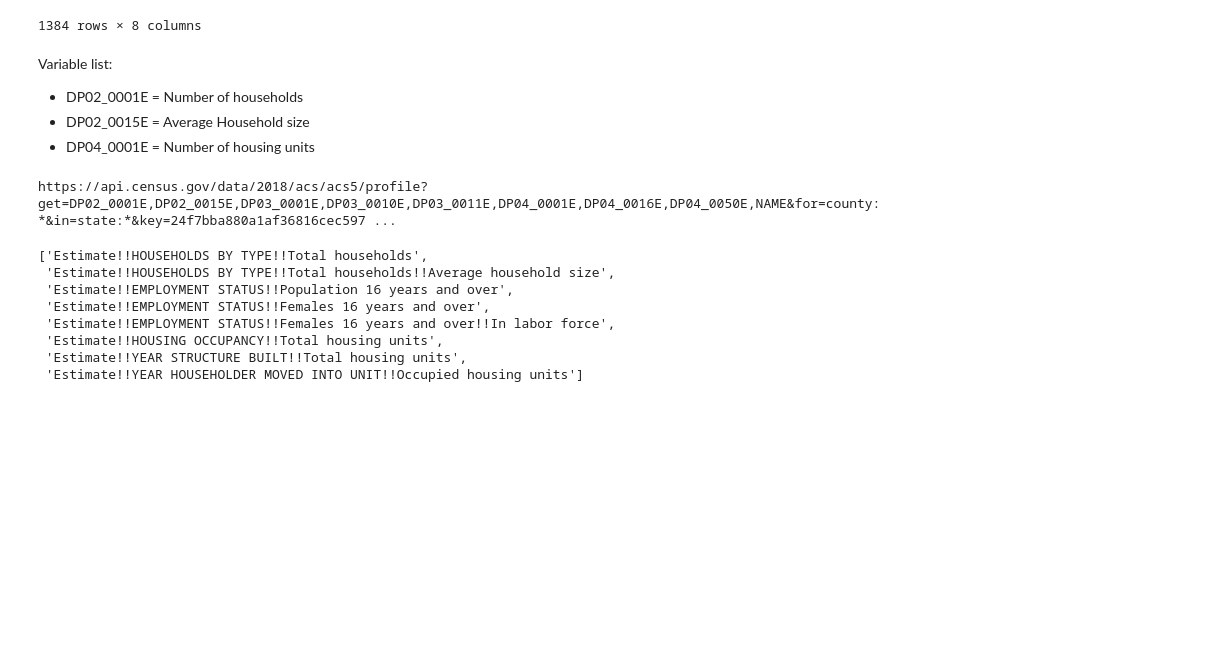
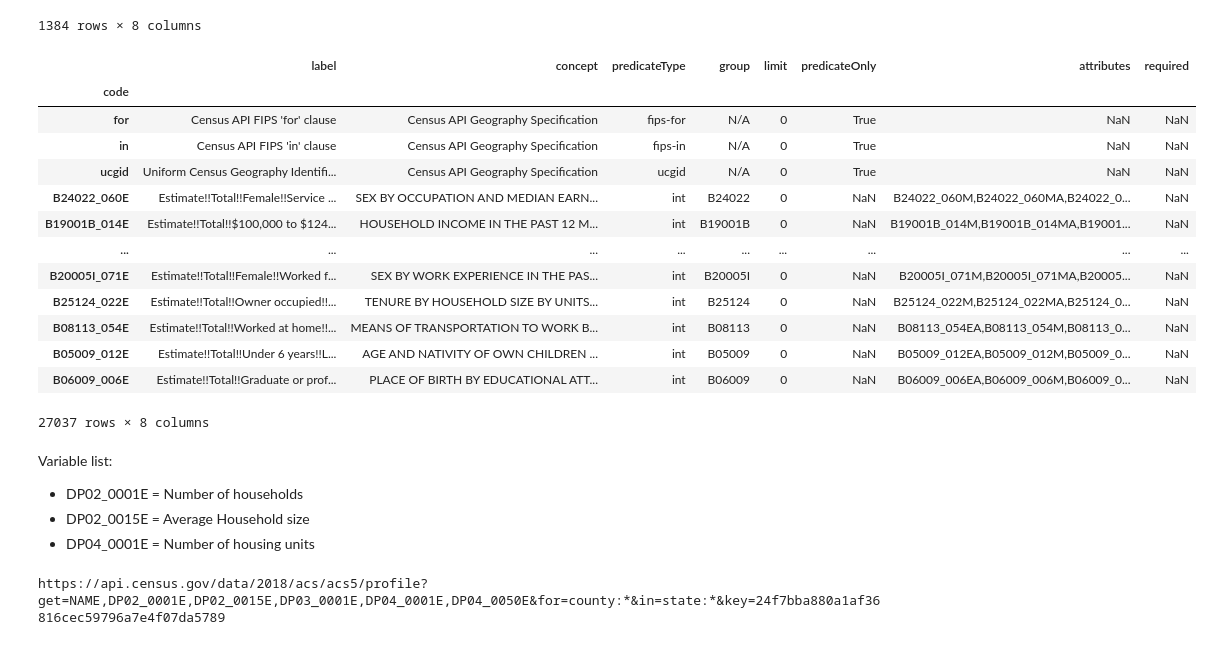
Before and after one commit to raywhelan01/Housing_Final_Project, a Jupyter notebook: housing_script.ipynb, the cells around one changed output. Cells and saved outputs as stored; diff of their text form; code cells hidden in the pictures; blank space fills up the shorter version.

```diff
--- a/housing_script.ipynb
+++ b/housing_script.ipynb
@@ -33,6 +35,30 @@ vars_df
 | DP04_0095PE | Percent Estimate!!SELECTED MONTHL... | SELECTED HOUSING CHARACTERISTICS | float | DP04 | 0 | NaN | DP04_0095PM,DP04_0095PMA,DP04_009... | NaN |
 | DP02_0036PE | Percent Estimate!!FERTILITY!!Numb... | SELECTED SOCIAL CHARACTERISTICS I... | int | DP02 | 0 | NaN | DP02_0036PEA,DP02_0036PM,DP02_003... | NaN |
 1384 rows × 8 columns
+# %%
+#Import ACS Detail variables
+b_var_url = "https://api.census.gov/data/2018/acs/acs5/variables.json"
+b_acs_vars = requests.get(b_var_url).json()
+b_acs_vars = b_acs_vars["variables"]
+
+b_vars_df = pd.DataFrame.from_dict(b_acs_vars, orient = 'index')
+b_vars_df.index.name = 'code'
+b_vars_df
+# %% [output]
+|  | label | concept | predicateType | group | limit | predicateOnly | attributes | required |
+| code |  |  |  |  |  |  |  |  |
+| for | Census API FIPS 'for' clause | Census API Geography Specification | fips-for | N/A | 0 | True | NaN | NaN |
+| in | Census API FIPS 'in' clause | Census API Geography Specification | fips-in | N/A | 0 | True | NaN | NaN |
+| ucgid | Uniform Census Geography Identifi... | Census API Geography Specification | ucgid | N/A | 0 | True | NaN | NaN |
+| B24022_060E | Estimate!!Total!!Female!!Service ... | SEX BY OCCUPATION AND MEDIAN EARN... | int | B24022 | 0 | NaN | B24022_060M,B24022_060MA,B24022_0... | NaN |
+| B19001B_014E | Estimate!!Total!!$100,000 to $124... | HOUSEHOLD INCOME IN THE PAST 12 M... | int | B19001B | 0 | NaN | B19001B_014M,B19001B_014MA,B19001... | NaN |
+| ... | ... | ... | ... | ... | ... | ... | ... | ... |
+| B20005I_071E | Estimate!!Total!!Female!!Worked f... | SEX BY WORK EXPERIENCE IN THE PAS... | int | B20005I | 0 | NaN | B20005I_071M,B20005I_071MA,B20005... | NaN |
+| B25124_022E | Estimate!!Total!!Owner occupied!!... | TENURE BY HOUSEHOLD SIZE BY UNITS... | int | B25124 | 0 | NaN | B25124_022M,B25124_022MA,B25124_0... | NaN |
+| B08113_054E | Estimate!!Total!!Worked at home!!... | MEANS OF TRANSPORTATION TO WORK B... | int | B08113 | 0 | NaN | B08113_054EA,B08113_054M,B08113_0... | NaN |
+| B05009_012E | Estimate!!Total!!Under 6 years!!L... | AGE AND NATIVITY OF OWN CHILDREN ... | int | B05009 | 0 | NaN | B05009_012EA,B05009_012M,B05009_0... | NaN |
+| B06009_006E | Estimate!!Total!!Graduate or prof... | PLACE OF BIRTH BY EDUCATIONAL ATT... | int | B06009 | 0 | NaN | B06009_006EA,B06009_006M,B06009_0... | NaN |
+27037 rows × 8 columns
 # %% [markdown]
 Variable list:
 
@@ -40,36 +66,20 @@ Variable list:
 - DP02_0015E = Average Household size
 - DP04_0001E = Number of housing units
 # %%
-# URL for ACS API call
-var_list = ["DP02_0001E", "DP02_0015E", "DP03_0001E", "DP03_0010E", "DP03_0011E", "DP04_0001E", "DP04_0016E", "DP04_0050E"]
+# URL for ACS Data Profile call
+dp_var_list = ["DP02_0001E", "DP02_0015E", "DP03_0001E",
+               "DP04_0001E", "DP04_0050E"]
 
+dp_url_start = "https://api.census.gov/data/2018/acs/acs5/profile?get=NAME"
+dp_url_end =  "&for=county:*&in=state:*&key=" + api_key
 
-url_start = "https://api.census.gov/data/2018/acs/acs5/profile?get="
-url_end =  "NAME&for=county:*&in=state:*&key=" + api_key
+dp_url = dp_url_start
 
-url = url_start
+for var in dp_var_list:
+    dp_url = dp_url + ',' + var
 
-for var in var_list:
-    url = url + var + ','
+dp_url = dp_url + dp_url_end
 
-url = url + url_end
-
-print(url)
+print(dp_url)
 # %% [output]
-https://api.census.gov/data/2018/acs/acs5/profile?get=DP02_0001E,DP02_0015E,DP03_0001E,DP03_0010E,DP03_0011E,DP04_0001E,DP04_0016E,DP04_0050E,NAME&for=county:*&in=state:*&key=24f7bba880a1af36816cec597 ...
+https://api.census.gov/data/2018/acs/acs5/profile?get=NAME,DP02_0001E,DP02_0015E,DP03_0001E,DP04_0001E,DP04_0050E&for=county:*&in=state:*&key=24f7bba880a1af36816cec59796a7e4f07da5789
-# %%
-codes = []
-
-for var in var_list:
-    codes.append(vars_df.loc[var, 'label'])
-
-codes
-# %% [output]
-['Estimate!!HOUSEHOLDS BY TYPE!!Total households',
- 'Estimate!!HOUSEHOLDS BY TYPE!!Total households!!Average household size',
- 'Estimate!!EMPLOYMENT STATUS!!Population 16 years and over',
- 'Estimate!!EMPLOYMENT STATUS!!Females 16 years and over',
- 'Estimate!!EMPLOYMENT STATUS!!Females 16 years and over!!In labor force',
- 'Estimate!!HOUSING OCCUPANCY!!Total housing units',
- 'Estimate!!YEAR STRUCTURE BUILT!!Total housing units',
- 'Estimate!!YEAR HOUSEHOLDER MOVED INTO UNIT!!Occupied housing units']
```
Also changed, not shown: parts of 23 cells of this notebook, 3 other files.
